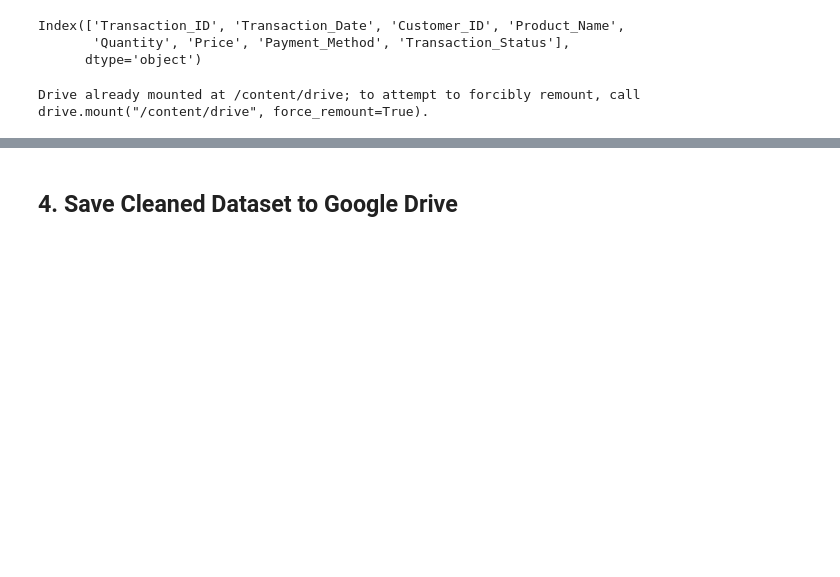
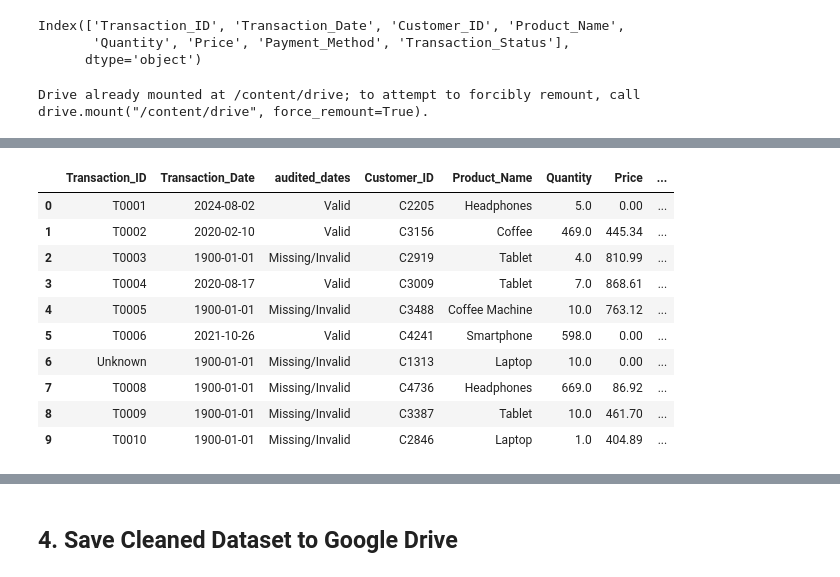
Before and after one commit to Datadog-995/Cleaned-Butcher-Sales-Portfolio, a Jupyter notebook: 7_financial_transactions_final_cleanedi_pynb.ipynb, the cells around one changed output, grey strips where cells are left out. Cells and saved outputs as stored; diff of their text form; code cells hidden in the pictures; blank space fills up the shorter version.

```diff
--- a/7_financial_transactions_final_cleanedi_pynb.ipynb
+++ b/7_financial_transactions_final_cleanedi_pynb.ipynb
@@ -238,0 +619,14 @@ df.to_csv("7-financial_Transactions_FULL_100k.csv", index=False)
+# %%
+df_full.head(10)
+# %% [output]
+|  | Transaction_ID | Transaction_Date | audited_dates | Customer_ID | Product_Name | Quantity | Price | ... |
+| 0 | T0001 | 2024-08-02 | Valid | C2205 | Headphones | 5.0 | 0.00 | ... |
+| 1 | T0002 | 2020-02-10 | Valid | C3156 | Coffee | 469.0 | 445.34 | ... |
+| 2 | T0003 | 1900-01-01 | Missing/Invalid | C2919 | Tablet | 4.0 | 810.99 | ... |
+| 3 | T0004 | 2020-08-17 | Valid | C3009 | Tablet | 7.0 | 868.61 | ... |
+| 4 | T0005 | 1900-01-01 | Missing/Invalid | C3488 | Coffee Machine | 10.0 | 763.12 | ... |
+| 5 | T0006 | 2021-10-26 | Valid | C4241 | Smartphone | 598.0 | 0.00 | ... |
+| 6 | Unknown | 1900-01-01 | Missing/Invalid | C1313 | Laptop | 10.0 | 0.00 | ... |
+| 7 | T0008 | 1900-01-01 | Missing/Invalid | C4736 | Headphones | 669.0 | 86.92 | ... |
+| 8 | T0009 | 1900-01-01 | Missing/Invalid | C3387 | Tablet | 10.0 | 461.70 | ... |
+| 9 | T0010 | 1900-01-01 | Missing/Invalid | C2846 | Laptop | 1.0 | 404.89 | ... |
```
Also changed, not shown: parts of 13 cells of this notebook.
